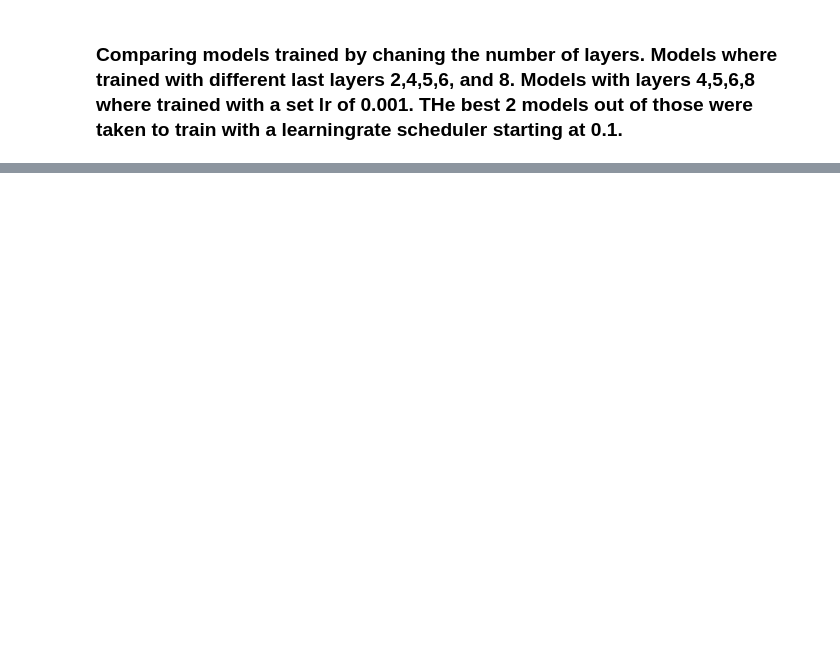
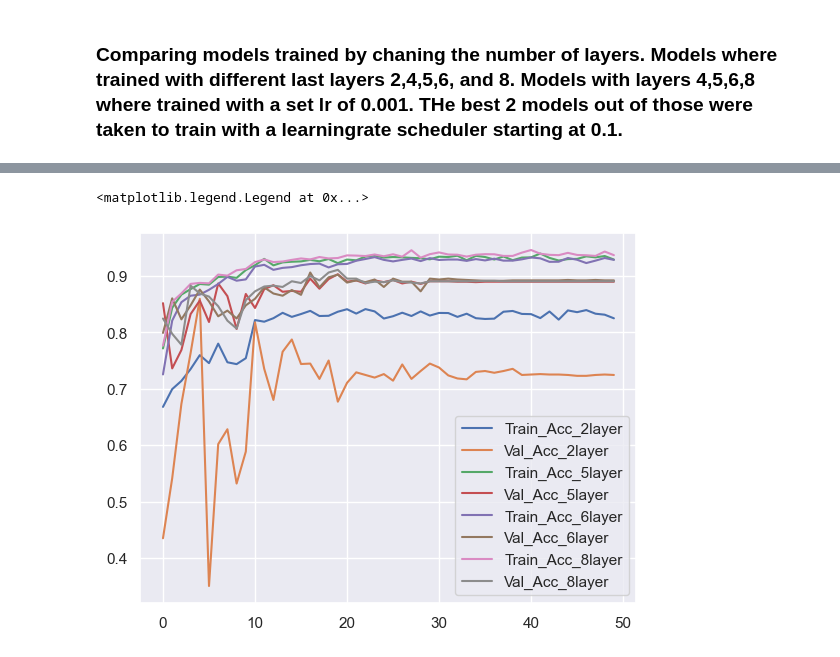
Before and after one commit to Sesha130795/COVID_PneumoniaDetection, a Jupyter notebook: Notebook.ipynb, the cells around one changed output, grey strips where cells are left out. Cells and saved outputs as stored; diff of their text form; code cells hidden in the pictures; blank space fills up the shorter version.

```diff
--- a/Notebook.ipynb
+++ b/Notebook.ipynb
@@ -440,8 +436,8 @@ Epoch: 5  Train Accuracy: 0.8998833592534993
 # %% [markdown]
 ### Save model dictionary and metrics
 # %%
-torch.save(new_model.state_dict(), 'Shuffled_model_5_layers_lr0,1gamma0,1_step10(2)')
-metrics_dict = {"Train_Accuracy": Train_Accuracy,"Val_Accuracy" : Val_Accuracy, "Train_loss": train_losses, "Val_Loss":val_losses}
-with open('Shuffled_model_5_layers_lr0,1gamma0,1_step10_Metrics(2).txt', 'w') as f:
-    f.write(str(metrics_dict))
+torch.save(new_model.state_dict(), 'kaggle_results/Shuffled_model_2_layers_lr0,1gamma0,1_step10')
+metrics_dict = {"Train_Accuracy": Train_Accuracy,"Val_Accuracy" : Val_Accuracy, "Train_Loss": train_losses, "Val_Loss":val_losses}
+with open('kaggle_results/Shuffled_model_2_layers_lr0,1gamma0,1_step10_Metrics.txt', 'w') as f:
+    f.write(json.dumps(metrics_dict))
 # %%
@@ -588,0 +593,18 @@ fig.tight_layout()
+# %%
+models = ['kaggle_results/Shuffled_model_2_layers_lr0,1gamma0,1_step10_Metrics.txt',
+             'kaggle_results/Shuffled_model_5_layers_lr0,1gamma0,1_step10_Metrics.txt',
+              'kaggle_results/Shuffled_model_6_layers_lr0,1gamma0,1_step10_Metrics.txt',
+             'kaggle_results/Shuffled_model_8_layers_lr0,1gamma0,1_step10_Metrics.txt']
+for path in models:
+    with open(path,'r') as f:
+        d=f.read()
+    #Copy and paste the read file in d
+    d = json.loads(d)
+    epochs = len(d['Val_Accuracy'])
+    plt.plot(range(epochs),  d['Train_Accuracy'])
+    plt.plot(range(epochs),  d['Val_Accuracy'])
+plt.legend(['Train_Acc_2layer','Val_Acc_2layer','Train_Acc_5layer','Val_Acc_5layer','Train_Acc_6layer','Val_Acc_6layer',
+            'Train_Acc_8layer','Val_Acc_8layer'])
+# %% [output]
+<matplotlib.legend.Legend at 0x...>
+[figure, added]
```
Also changed, not shown: parts of 16 cells of this notebook.
